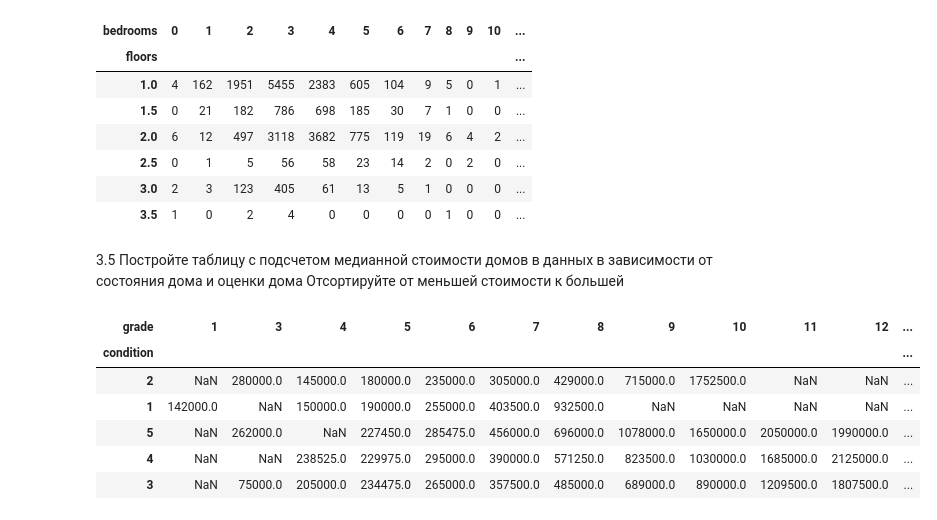
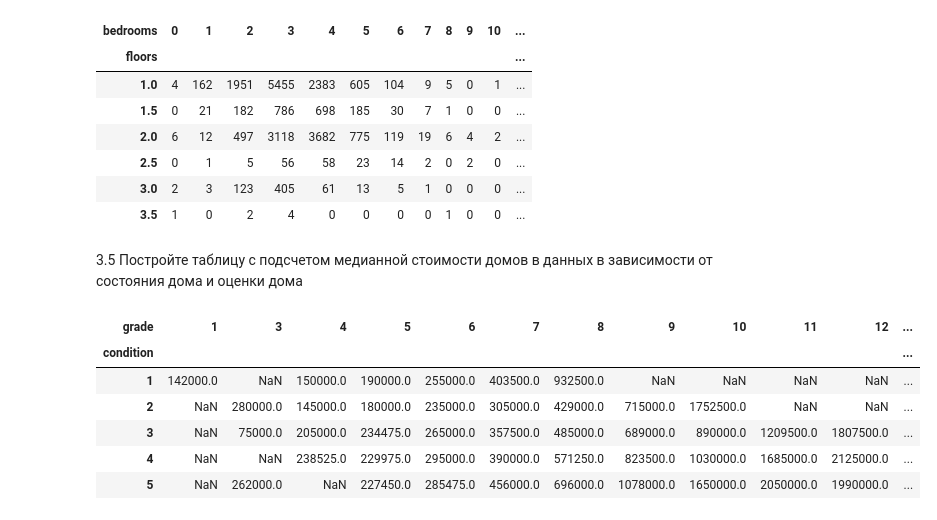
Before and after one commit to Avalancol/Python_Analitics, a Jupyter notebook: DZ3.ipynb, the cells around one changed output. Saved outputs shown, nothing was run; the diff lists cells and outputs as text; code cells hidden in the pictures.

```diff
--- a/DZ3.ipynb
+++ b/DZ3.ipynb
@@ -180,16 +179,13 @@ pd.crosstab(index=df['floors'],columns=df['bedrooms']).fillna(0)
 | 3.5 | 1 | 0 | 2 | 4 | 0 | 0 | 0 | 0 | 1 | 0 | 0 | ... |
 # %% [markdown]
 3.5 Постройте таблицу с подсчетом медианной стоимости домов в данных в зависимости от состояния дома и оценки дома
-Отсортируйте от меньшей стоимости к большей
 # %%
-pivot_table = df.pivot_table(values='price', index='condition', columns='grade', aggfunc='median')
-sorted_pivot_table=pivot_table.sort_values(by=5)
-sorted_pivot_table
+df.pivot_table(values='price', index='condition', columns='grade', aggfunc='median')
 # %% [output]
 | grade | 1 | 3 | 4 | 5 | 6 | 7 | 8 | 9 | 10 | 11 | 12 | ... |
 | condition |  |  |  |  |  |  |  |  |  |  |  | ... |
+| 1 | 142000.0 | NaN | 150000.0 | 190000.0 | 255000.0 | 403500.0 | 932500.0 | NaN | NaN | NaN | NaN | ... |
 | 2 | NaN | 280000.0 | 145000.0 | 180000.0 | 235000.0 | 305000.0 | 429000.0 | 715000.0 | 1752500.0 | NaN | NaN | ... |
-| 1 | 142000.0 | NaN | 150000.0 | 190000.0 | 255000.0 | 403500.0 | 932500.0 | NaN | NaN | NaN | NaN | ... |
+| 3 | NaN | 75000.0 | 205000.0 | 234475.0 | 265000.0 | 357500.0 | 485000.0 | 689000.0 | 890000.0 | 1209500.0 | 1807500.0 | ... |
+| 4 | NaN | NaN | 238525.0 | 229975.0 | 295000.0 | 390000.0 | 571250.0 | 823500.0 | 1030000.0 | 1685000.0 | 2125000.0 | ... |
 | 5 | NaN | 262000.0 | NaN | 227450.0 | 285475.0 | 456000.0 | 696000.0 | 1078000.0 | 1650000.0 | 2050000.0 | 1990000.0 | ... |
-| 4 | NaN | NaN | 238525.0 | 229975.0 | 295000.0 | 390000.0 | 571250.0 | 823500.0 | 1030000.0 | 1685000.0 | 2125000.0 | ... |
-| 3 | NaN | 75000.0 | 205000.0 | 234475.0 | 265000.0 | 357500.0 | 485000.0 | 689000.0 | 890000.0 | 1209500.0 | 1807500.0 | ... |
```
Also changed, not shown: parts of 2 cells of this notebook.
